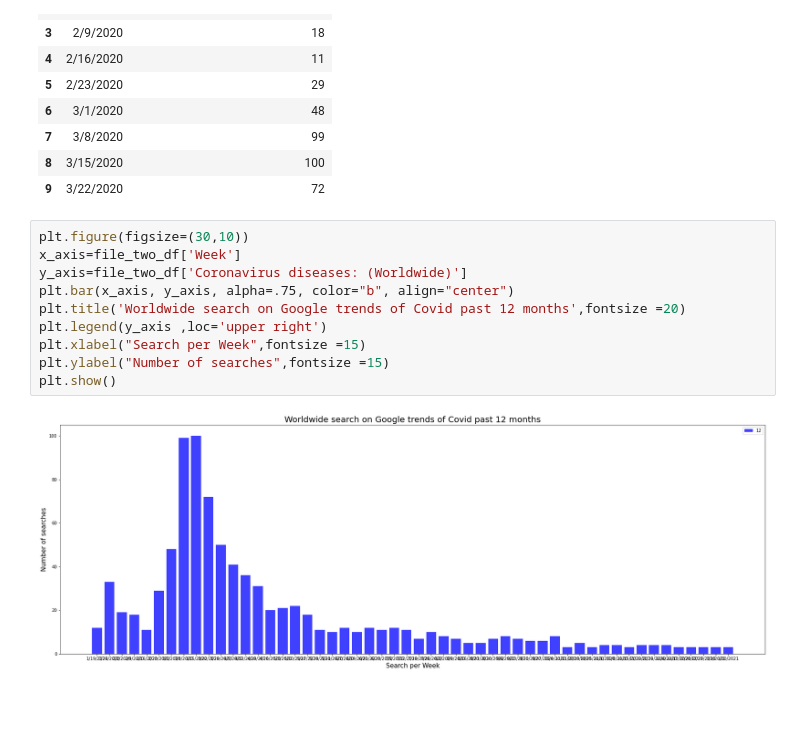
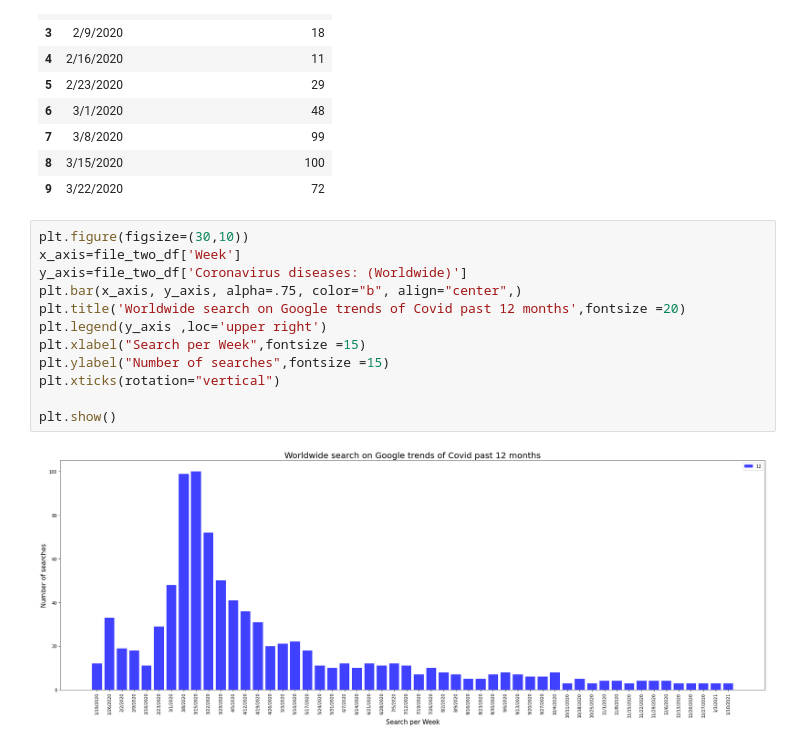
Before and after one commit to bakshishreya/Google-trends, a Jupyter notebook: Untitled.ipynb, the cells around one changed output. Cells and saved outputs as stored; diff of their text form; blank space fills up the shorter version.

```diff
--- a/Untitled.ipynb
+++ b/Untitled.ipynb
@@ -60,12 +61,14 @@ file_two_df.head(10)
 # %%
 plt.figure(figsize=(30,10))
 x_axis=file_two_df['Week']
 y_axis=file_two_df['Coronavirus diseases: (Worldwide)']
-plt.bar(x_axis, y_axis, alpha=.75, color="b", align="center")
+plt.bar(x_axis, y_axis, alpha=.75, color="b", align="center",)
 plt.title('Worldwide search on Google trends of Covid past 12 months',fontsize =20)
 plt.legend(y_axis ,loc='upper right')
 plt.xlabel("Search per Week",fontsize =15)
 plt.ylabel("Number of searches",fontsize =15)
+plt.xticks(rotation="vertical")
+
 plt.show()
 # %% [output]
-[figure, old version]
+[figure, new version]
```
Also changed, not shown: parts of 1 cell of this notebook.
